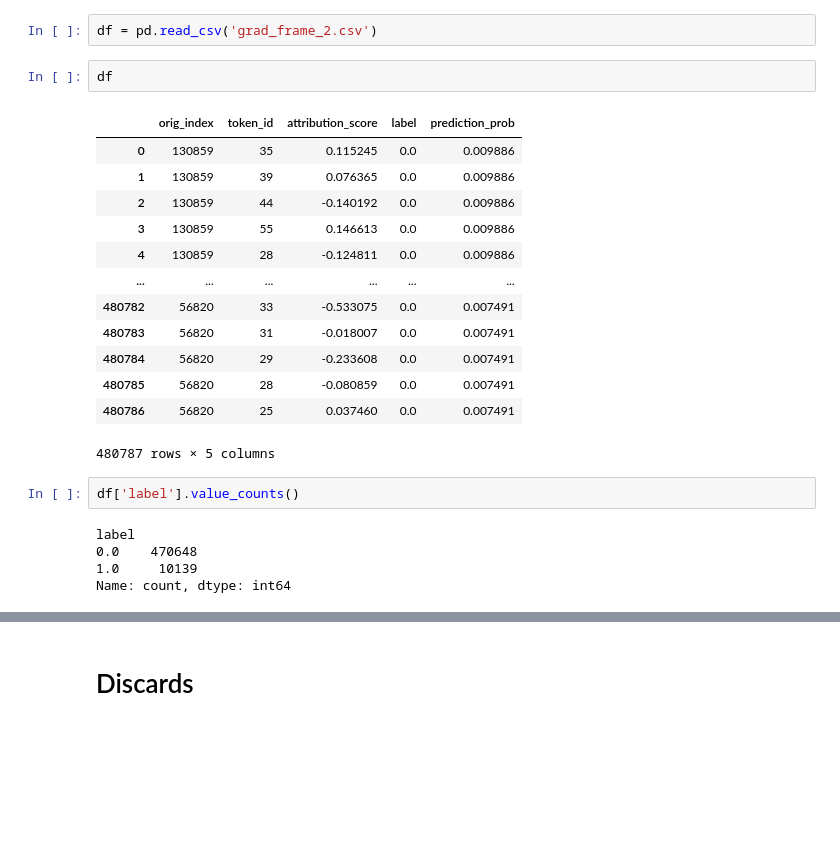
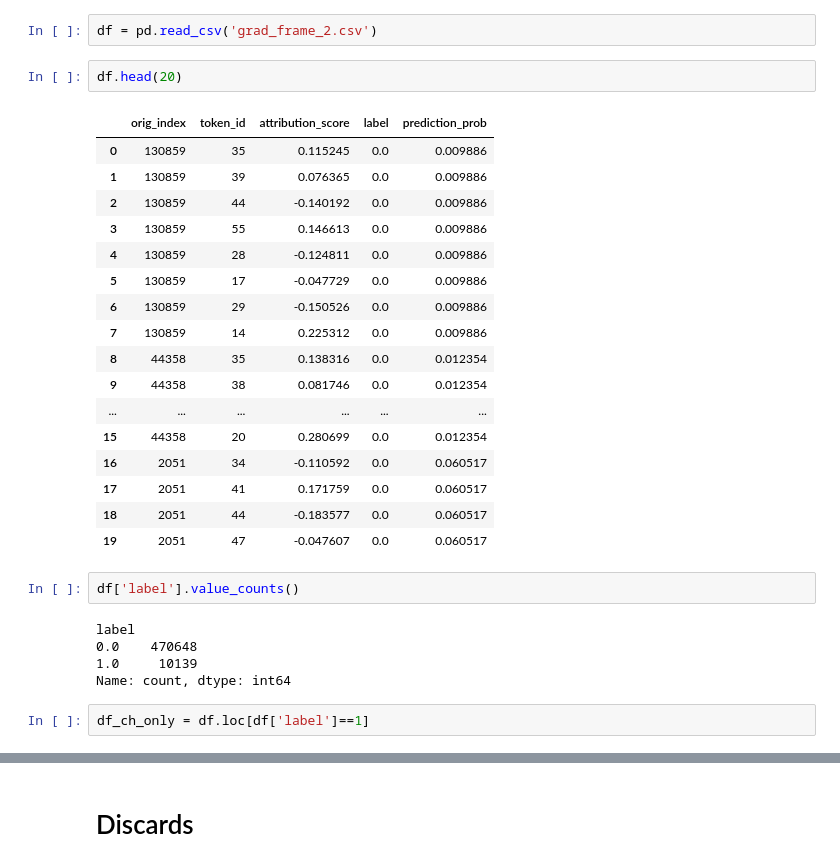
Before and after one commit to Efithor/riichi-dendrology, a Jupyter notebook: heuristic_study.ipynb, the cells around one changed output, grey strips where cells are left out. Cells and saved outputs as stored; diff of their text form; blank space fills up the shorter version.

```diff
--- a/heuristic_study.ipynb
+++ b/heuristic_study.ipynb
@@ -4,21 +4,25 @@ import pandas as pd
 # %%
 df = pd.read_csv('grad_frame_2.csv')
 # %%
-df
+df.head(20)
 # %% [output]
 |  | orig_index | token_id | attribution_score | label | prediction_prob |
 | 0 | 130859 | 35 | 0.115245 | 0.0 | 0.009886 |
 | 1 | 130859 | 39 | 0.076365 | 0.0 | 0.009886 |
 | 2 | 130859 | 44 | -0.140192 | 0.0 | 0.009886 |
 | 3 | 130859 | 55 | 0.146613 | 0.0 | 0.009886 |
 | 4 | 130859 | 28 | -0.124811 | 0.0 | 0.009886 |
+| 5 | 130859 | 17 | -0.047729 | 0.0 | 0.009886 |
+| 6 | 130859 | 29 | -0.150526 | 0.0 | 0.009886 |
+| 7 | 130859 | 14 | 0.225312 | 0.0 | 0.009886 |
+| 8 | 44358 | 35 | 0.138316 | 0.0 | 0.012354 |
+| 9 | 44358 | 38 | 0.081746 | 0.0 | 0.012354 |
 | ... | ... | ... | ... | ... | ... |
-| 480782 | 56820 | 33 | -0.533075 | 0.0 | 0.007491 |
-| 480783 | 56820 | 31 | -0.018007 | 0.0 | 0.007491 |
-| 480784 | 56820 | 29 | -0.233608 | 0.0 | 0.007491 |
-| 480785 | 56820 | 28 | -0.080859 | 0.0 | 0.007491 |
-| 480786 | 56820 | 25 | 0.037460 | 0.0 | 0.007491 |
+| 15 | 44358 | 20 | 0.280699 | 0.0 | 0.012354 |
+| 16 | 2051 | 34 | -0.110592 | 0.0 | 0.060517 |
+| 17 | 2051 | 41 | 0.171759 | 0.0 | 0.060517 |
+| 18 | 2051 | 44 | -0.183577 | 0.0 | 0.060517 |
+| 19 | 2051 | 47 | -0.047607 | 0.0 | 0.060517 |
-480787 rows × 5 columns
 # %%
 df['label'].value_counts()
 # %% [output]
@@ -26,3 +30,5 @@ label
 0.0    470648
 1.0     10139
 Name: count, dtype: int64
+# %%
+df_ch_only = df.loc[df['label']==1]
```
Also changed, not shown: parts of 7 cells of this notebook, 17 other files.
